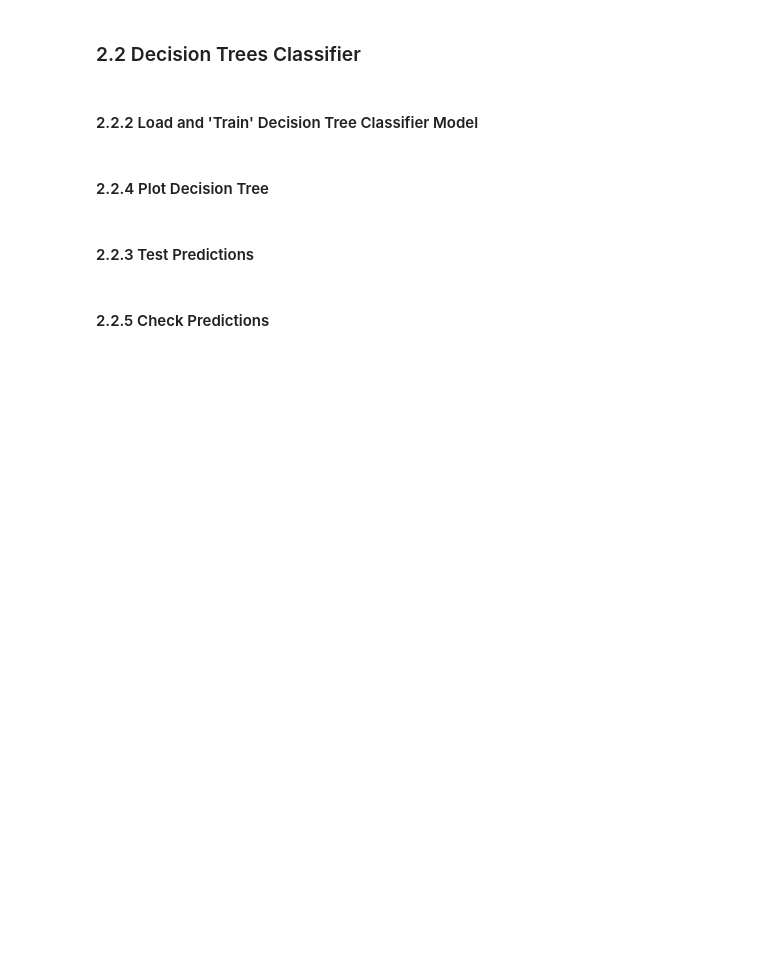
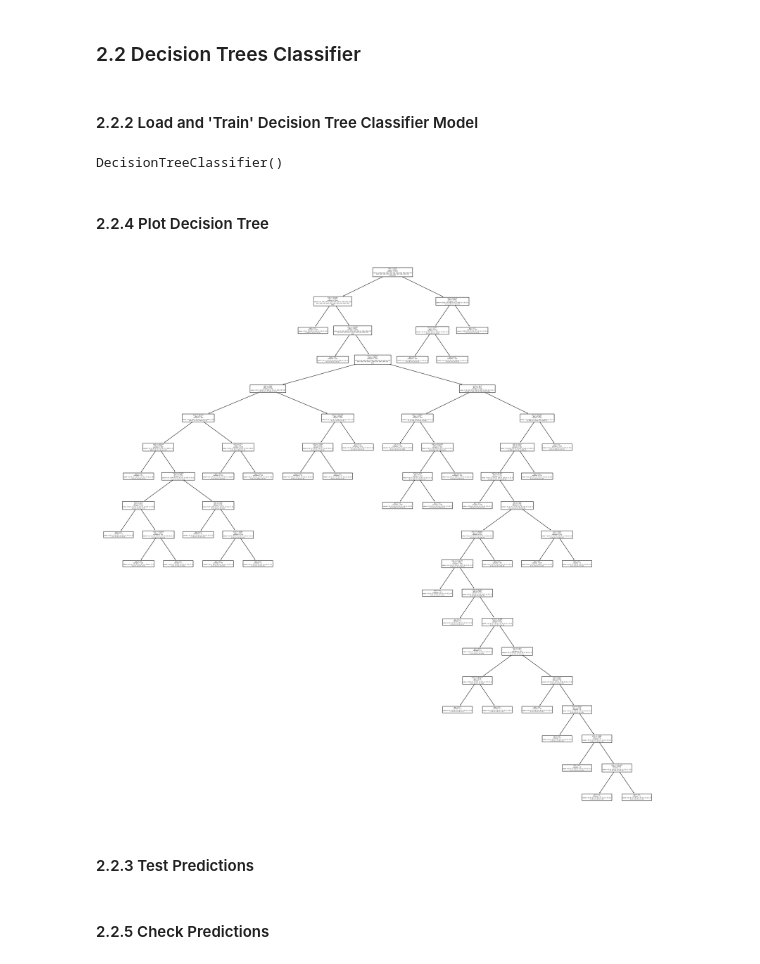
Before and after one commit to jm55/DLSU-Intelligent-Systems, a Jupyter notebook: Machine Learning/notebook-v2.ipynb, the cells around one changed output. Cells and saved outputs as stored; diff of their text form; code cells hidden in the pictures; blank space fills up the shorter version.

```diff
--- a/Machine Learning/notebook-v2.ipynb
+++ b/Machine Learning/notebook-v2.ipynb
@@ -245,14 +290,18 @@ Comparing different of neighbors, the rate of correct predictions is still aroun
 # %% [markdown]
 #### 2.2.2 Load and 'Train' Decision Tree Classifier Model
 # %%
-dct = DecisionTreeClassifier()
-dct.fit(X,y)
+dtc = DecisionTreeClassifier()
+dtc.fit(X,y)
+# %% [output]
+DecisionTreeClassifier()
 # %% [markdown]
 #### 2.2.4 Plot Decision Tree
 # %%
 plt.figure(figsize=(30, 30))
-plot_tree(dct)
+plot_tree(dtc)
 plt.show()
+# %% [output]
+[figure, added]
 # %% [markdown]
 #### 2.2.3 Test Predictions
 # %%
```
Also changed, not shown: parts of 15 cells of this notebook, 1 other file.
